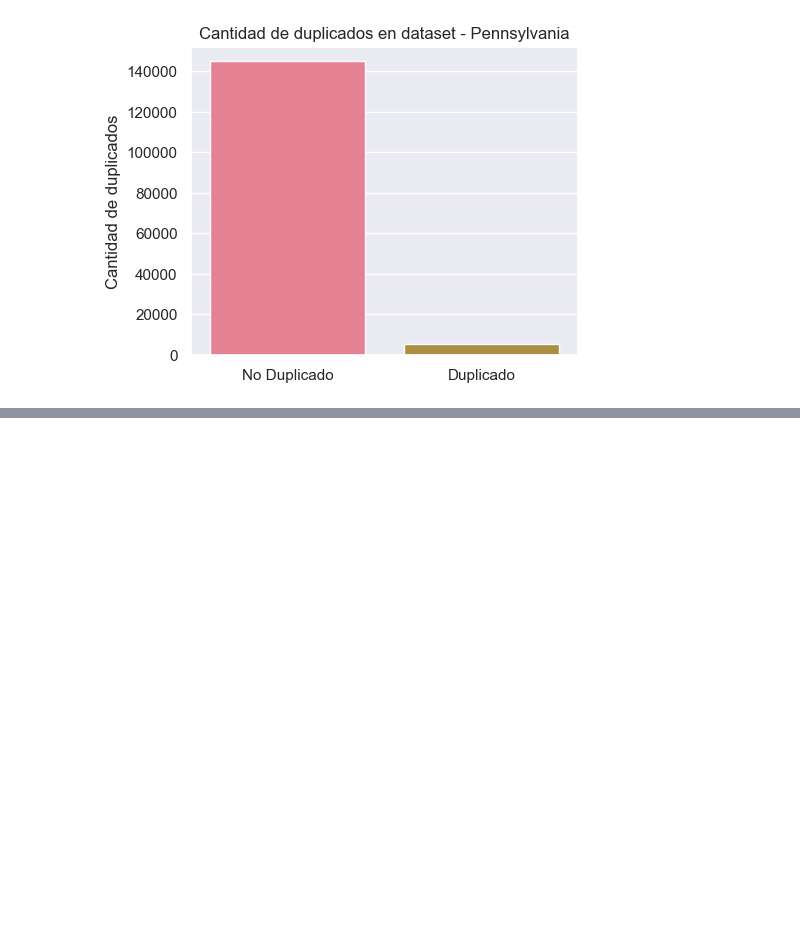
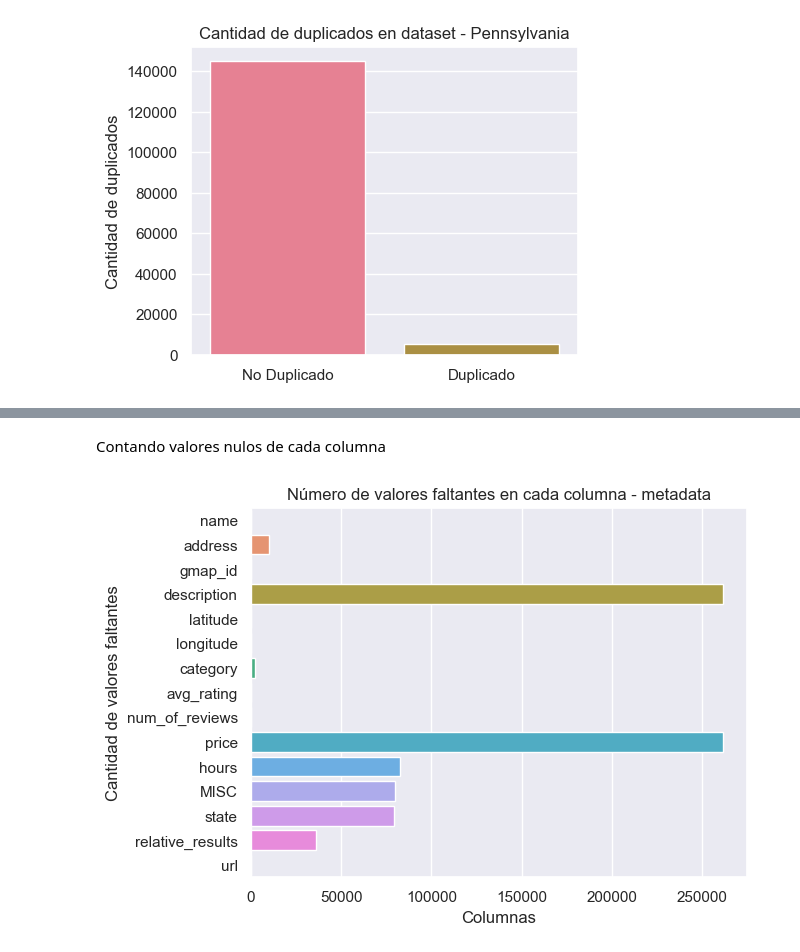
Before and after one commit to ksfajardo/PG-YELP-GMAPS, a Jupyter notebook: EDA Preliminar.ipynb, the cells around one changed output, grey strips where cells are left out. Cells and saved outputs as stored; diff of their text form; code cells hidden in the pictures; blank space fills up the shorter version.

```diff
--- a/EDA Preliminar.ipynb
+++ b/EDA Preliminar.ipynb
@@ -542,0 +545,2 @@ plt.show()
+# %%
+metadata_sitios=pd.read_json('../PG Datasets/metadata-sitios/1.json',lines=True)
@@ -542,0 +582,12 @@ plt.show()
+# %% [markdown]
+Contando valores nulos de cada columna
+# %%
+null_meta=metadata_sitios.isna().sum()
+# %%
+sns.barplot(y=null_meta.index, x=null_meta.values, orient='h')
+plt.title('Número de valores faltantes en cada columna - metadata')
+plt.xlabel('Columnas')
+plt.ylabel('Cantidad de valores faltantes')
+plt.show()
+# %% [output]
+[figure, added]
```
Also changed, not shown: parts of 59 cells of this notebook.
